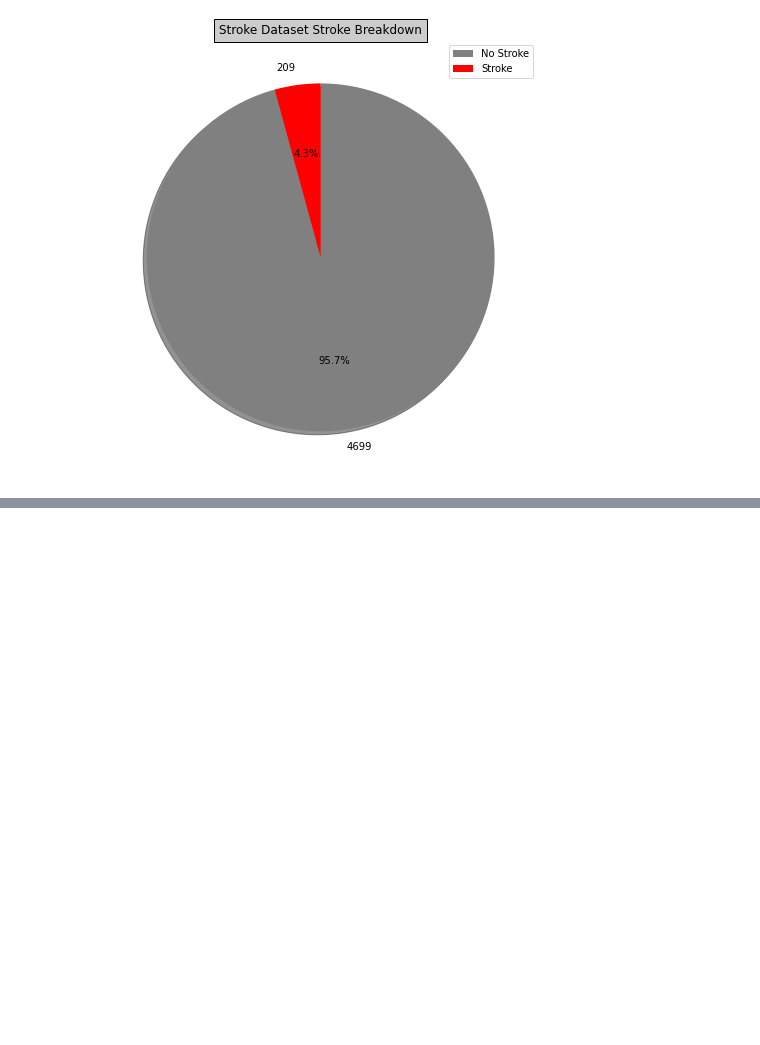
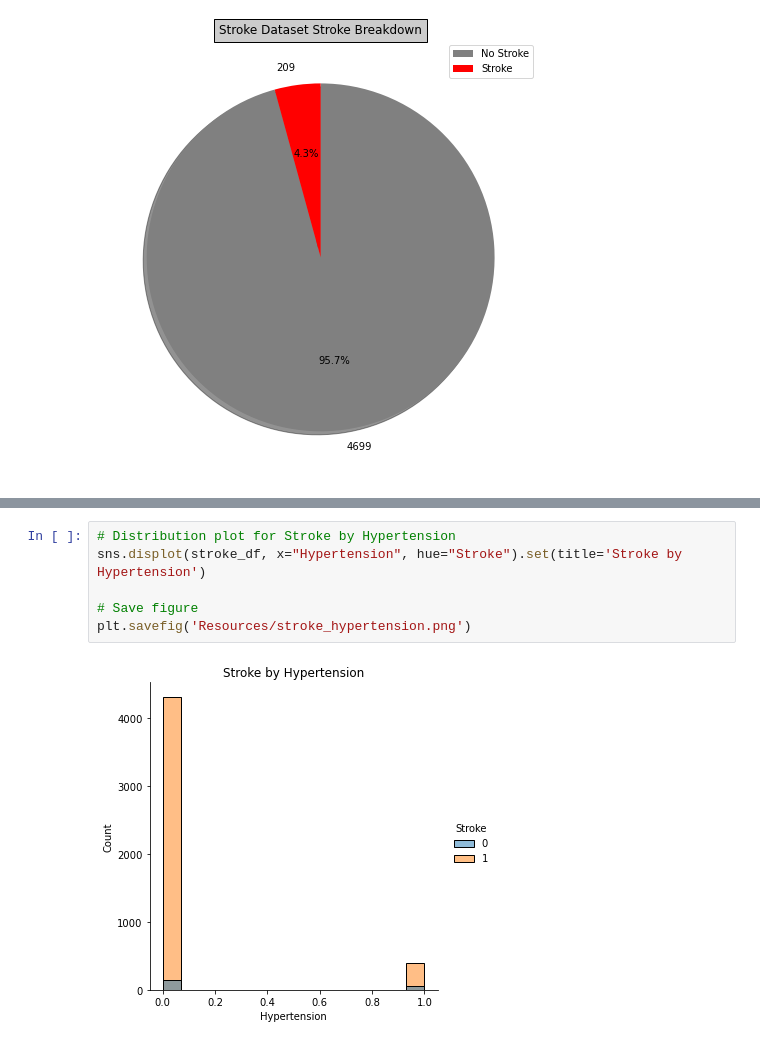
Before and after one commit to Mariapalacio96/Stroke_Prediction, a Jupyter notebook: visualizations.ipynb, the cells around one changed output, grey strips where cells are left out. Saved outputs shown, nothing was run; the diff lists cells and outputs as text; blank space fills up the shorter version.

```diff
--- a/visualizations.ipynb
+++ b/visualizations.ipynb
@@ -184,0 +202,8 @@ plt.savefig('Resources/demo_stroke.png')
+# %%
+# Distribution plot for Stroke by Hypertension
+sns.displot(stroke_df, x="Hypertension", hue="Stroke").set(title='Stroke by Hypertension')
+
+# Save figure
+plt.savefig('Resources/stroke_hypertension.png')
+# %% [output]
+[figure, added]
```
Also changed, not shown: parts of 9 cells of this notebook, 10 other files.
